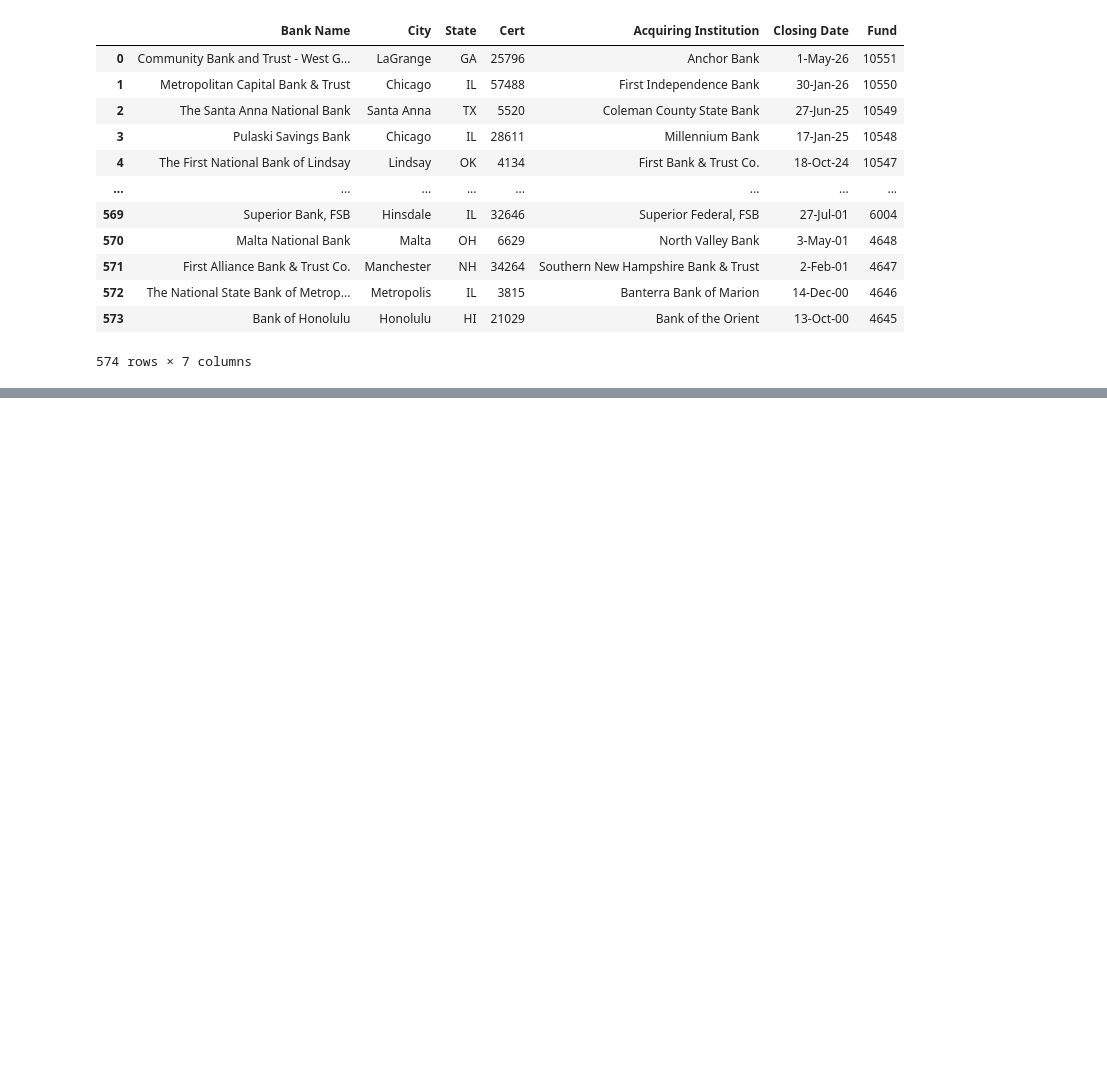
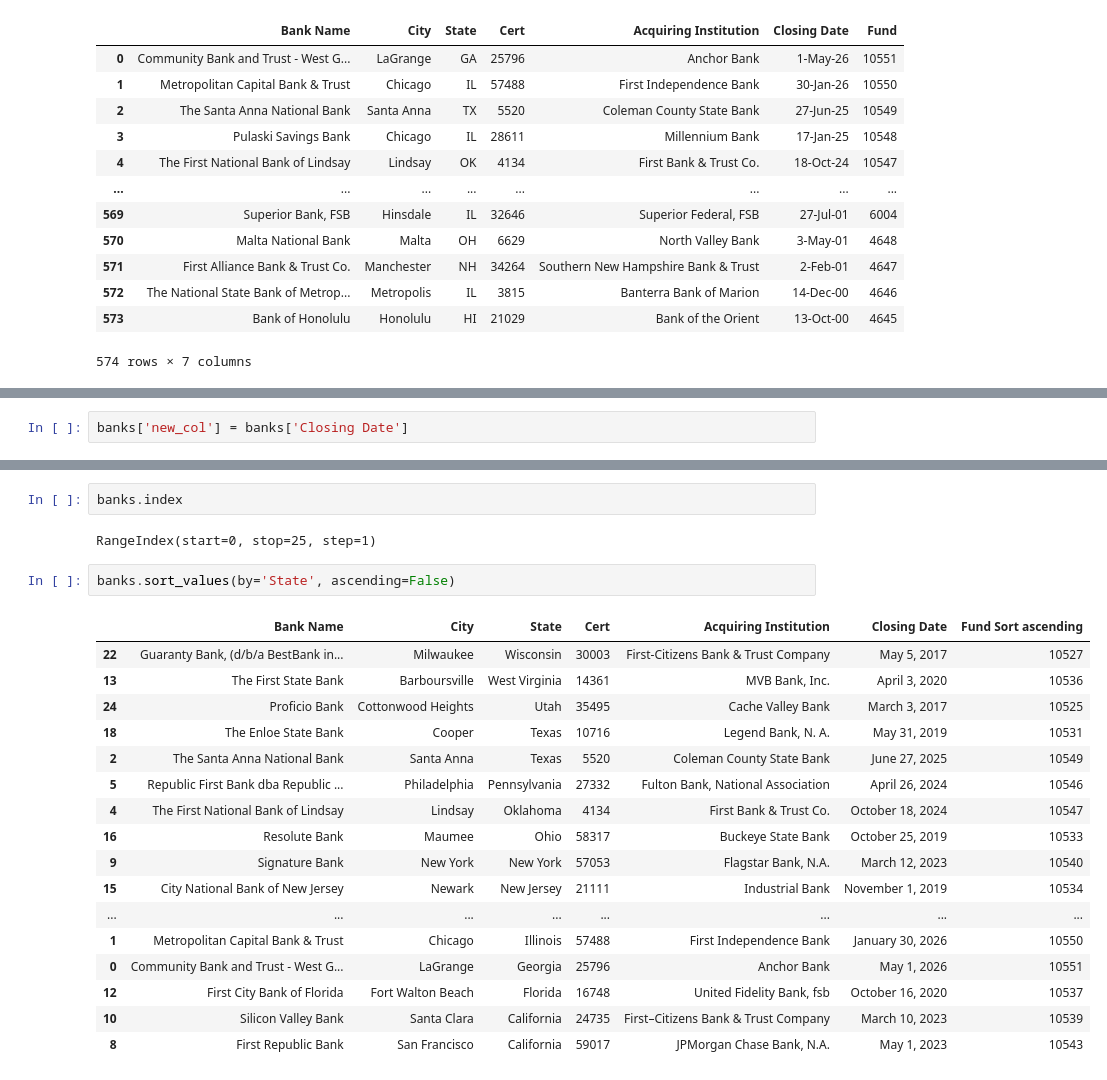
Before and after one commit to aditya040891/data-science-for-everyone, a Jupyter notebook: pandas-basics/importing-data-with-pandas.ipynb, the cells around one changed output, grey strips where cells are left out. Saved outputs shown, nothing was run; the diff lists cells and outputs as text; blank space fills up the shorter version.

```diff
--- a/pandas-basics/importing-data-with-pandas.ipynb
+++ b/pandas-basics/importing-data-with-pandas.ipynb
@@ -208,0 +413,2 @@ pd.read_csv('https://www.fdic.gov/bank-failures/download-data.csv', encoding='la
+# %%
+banks['new_col'] = banks['Closing Date']
@@ -208,0 +435,24 @@ pd.read_csv('https://www.fdic.gov/bank-failures/download-data.csv', encoding='la
+# %%
+banks.index
+# %% [output]
+RangeIndex(start=0, stop=25, step=1)
+# %%
+banks.sort_values(by='State', ascending=False)
+# %% [output]
+|  | Bank Name | City | State | Cert | Acquiring Institution | Closing Date | Fund Sort ascending |
+| 22 | Guaranty Bank, (d/b/a BestBank in... | Milwaukee | Wisconsin | 30003 | First-Citizens Bank & Trust Company | May 5, 2017 | 10527 |
+| 13 | The First State Bank | Barboursville | West Virginia | 14361 | MVB Bank, Inc. | April 3, 2020 | 10536 |
+| 24 | Proficio Bank | Cottonwood Heights | Utah | 35495 | Cache Valley Bank | March 3, 2017 | 10525 |
+| 18 | The Enloe State Bank | Cooper | Texas | 10716 | Legend Bank, N. A. | May 31, 2019 | 10531 |
+| 2 | The Santa Anna National Bank | Santa Anna | Texas | 5520 | Coleman County State Bank | June 27, 2025 | 10549 |
+| 5 | Republic First Bank dba Republic ... | Philadelphia | Pennsylvania | 27332 | Fulton Bank, National Association | April 26, 2024 | 10546 |
+| 4 | The First National Bank of Lindsay | Lindsay | Oklahoma | 4134 | First Bank & Trust Co. | October 18, 2024 | 10547 |
+| 16 | Resolute Bank | Maumee | Ohio | 58317 | Buckeye State Bank | October 25, 2019 | 10533 |
+| 9 | Signature Bank | New York | New York | 57053 | Flagstar Bank, N.A. | March 12, 2023 | 10540 |
+| 15 | City National Bank of New Jersey | Newark | New Jersey | 21111 | Industrial Bank | November 1, 2019 | 10534 |
+| ... | ... | ... | ... | ... | ... | ... | ... |
+| 1 | Metropolitan Capital Bank & Trust | Chicago | Illinois | 57488 | First Independence Bank | January 30, 2026 | 10550 |
+| 0 | Community Bank and Trust - West G... | LaGrange | Georgia | 25796 | Anchor Bank | May 1, 2026 | 10551 |
+| 12 | First City Bank of Florida | Fort Walton Beach | Florida | 16748 | United Fidelity Bank, fsb | October 16, 2020 | 10537 |
+| 10 | Silicon Valley Bank | Santa Clara | California | 24735 | First–Citizens Bank & Trust Company | March 10, 2023 | 10539 |
+| 8 | First Republic Bank | San Francisco | California | 59017 | JPMorgan Chase Bank, N.A. | May 1, 2023 | 10543 |
```
Also changed, not shown: parts of 30 cells of this notebook.
